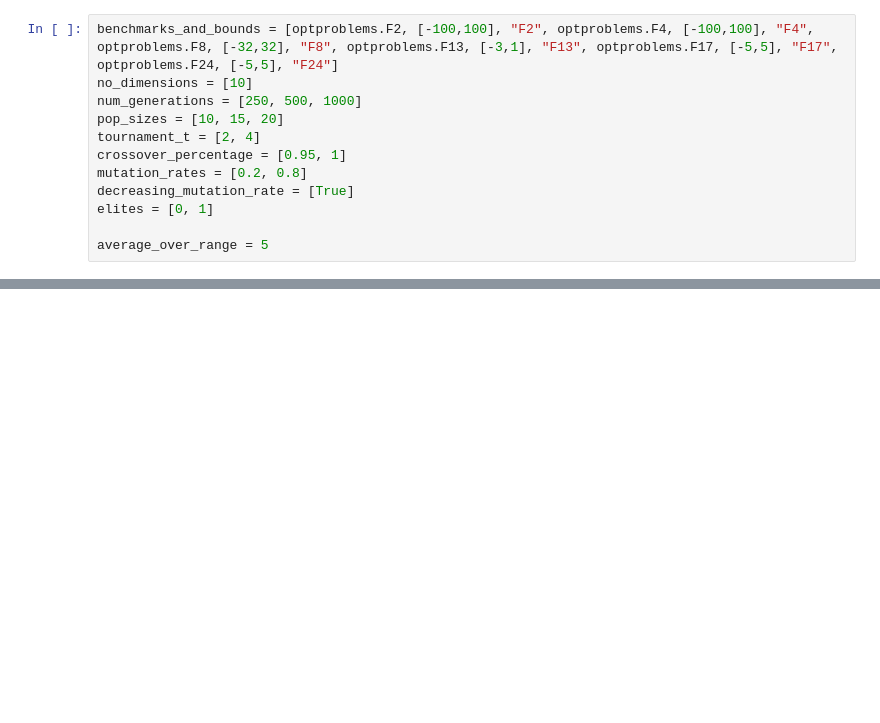
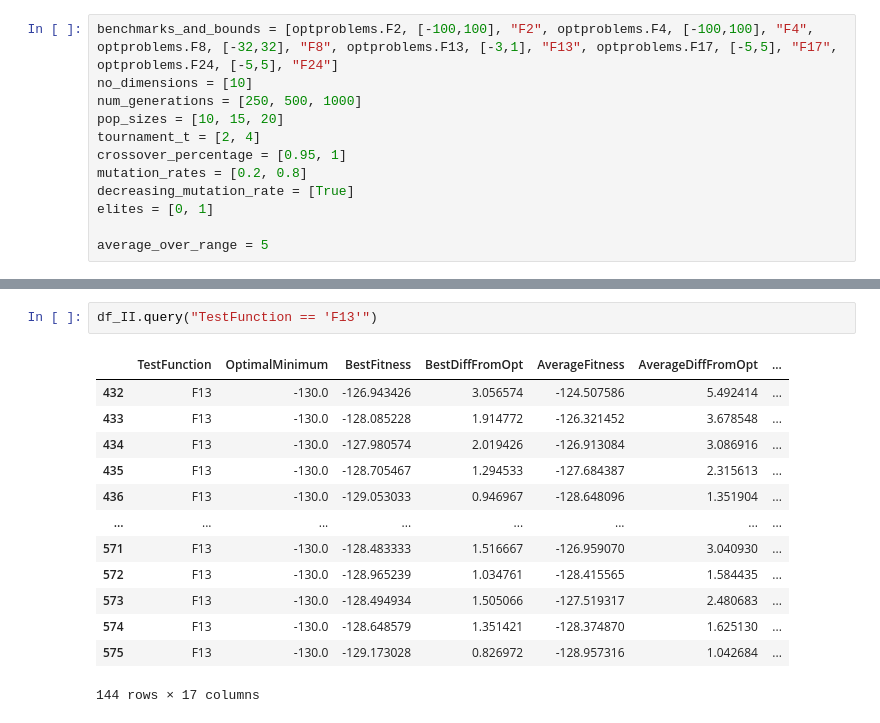
Before and after one commit to csupika/F21BC-CW2-GA-PSO, a Jupyter notebook: GA_notebook.ipynb, the cells around one changed output, grey strips where cells are left out. Cells and saved outputs as stored; diff of their text form; blank space fills up the shorter version.

```diff
--- a/GA_notebook.ipynb
+++ b/GA_notebook.ipynb
@@ -349,0 +458,16 @@ else:
+# %%
+df_II.query("TestFunction == 'F13'")
+# %% [output]
+|  | TestFunction | OptimalMinimum | BestFitness | BestDiffFromOpt | AverageFitness | AverageDiffFromOpt | ... |
+| 432 | F13 | -130.0 | -126.943426 | 3.056574 | -124.507586 | 5.492414 | ... |
+| 433 | F13 | -130.0 | -128.085228 | 1.914772 | -126.321452 | 3.678548 | ... |
+| 434 | F13 | -130.0 | -127.980574 | 2.019426 | -126.913084 | 3.086916 | ... |
+| 435 | F13 | -130.0 | -128.705467 | 1.294533 | -127.684387 | 2.315613 | ... |
+| 436 | F13 | -130.0 | -129.053033 | 0.946967 | -128.648096 | 1.351904 | ... |
+| ... | ... | ... | ... | ... | ... | ... | ... |
+| 571 | F13 | -130.0 | -128.483333 | 1.516667 | -126.959070 | 3.040930 | ... |
+| 572 | F13 | -130.0 | -128.965239 | 1.034761 | -128.415565 | 1.584435 | ... |
+| 573 | F13 | -130.0 | -128.494934 | 1.505066 | -127.519317 | 2.480683 | ... |
+| 574 | F13 | -130.0 | -128.648579 | 1.351421 | -128.374870 | 1.625130 | ... |
+| 575 | F13 | -130.0 | -129.173028 | 0.826972 | -128.957316 | 1.042684 | ... |
+144 rows × 17 columns
```
Also changed, not shown: parts of 23 cells of this notebook, 1 other file.
